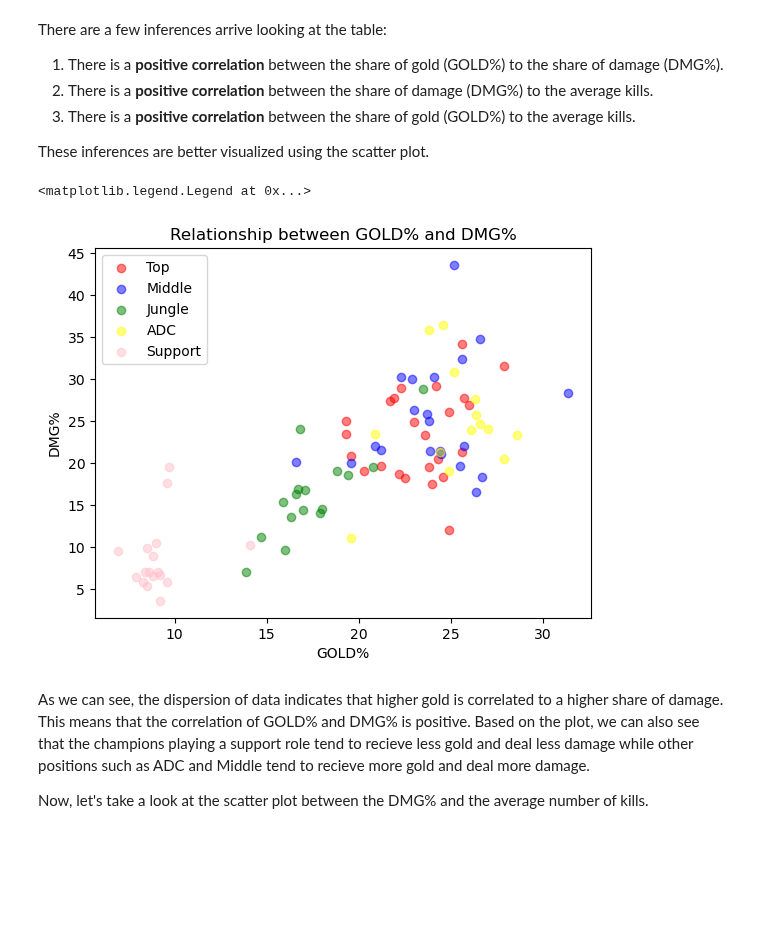
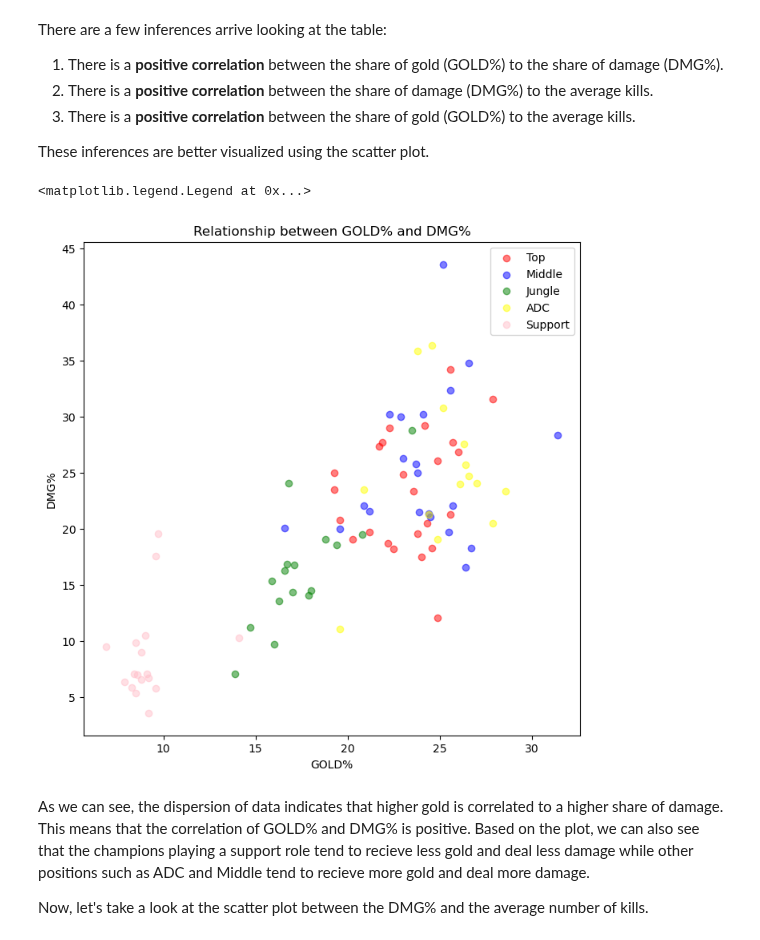
Before and after one commit to Joseph-Ano/League-of-Legends-dataset-visualization, a Jupyter notebook: S13 MCO1 Group8.ipynb, the cells around one changed output. Drawn from its saved outputs; the diff is of its cells as text; code cells hidden in the pictures; blank space fills up the shorter version.

```diff
--- a/S13 MCO1 Group8.ipynb
+++ b/S13 MCO1 Group8.ipynb
@@ -271,33 +271,26 @@ There are a few inferences arrive looking at the table:
 
 These inferences are better visualized using the scatter plot.
 # %%
-x = lol_df.loc[lol_df["Pos"] == "Top", 'GOLD%']
-y = lol_df.loc[lol_df["Pos"] == "Top", 'DMG%']
-plt.scatter(x, y, color='red', alpha=0.5)
+fig = plt.figure(figsize = (8,8))
+ax = fig.add_subplot(1,1,1)
+ax.set_xlabel('GOLD%')
+ax.set_ylabel('DMG%')
+ax.set_title('Relationship between GOLD% and DMG%')
 
-x = lol_df.loc[lol_df["Pos"] == "Middle", 'GOLD%']
-y = lol_df.loc[lol_df["Pos"] == "Middle", 'DMG%']
-plt.scatter(x, y, color='blue', alpha=0.5)
+pos = ['Top', 'Middle', 'Jungle', 'ADC', 'Support']
+color = ['red', 'blue', 'green', 'yellow', 'pink']
 
-x = lol_df.loc[lol_df["Pos"] == "Jungle", 'GOLD%']
-y = lol_df.loc[lol_df["Pos"] == "Jungle", 'DMG%']
-plt.scatter(x, y, color='green', alpha=0.5)
+for position, color in zip(pos,color):
+    indicesToKeep = lol_df['Pos'] == position
+    ax.scatter(lol_df.loc[indicesToKeep, 'GOLD%']
+               , cluster_df.loc[indicesToKeep, 'DMG%']
+               , c = color
+               , alpha = .5)
 
-x = lol_df.loc[lol_df["Pos"] == "ADC", 'GOLD%']
-y = lol_df.loc[lol_df["Pos"] == "ADC", 'DMG%']
-plt.scatter(x, y, color='yellow', alpha=0.5)
-
-x = lol_df.loc[lol_df["Pos"] == "Support", 'GOLD%']
-y = lol_df.loc[lol_df["Pos"] == "Support", 'DMG%']
-plt.scatter(x, y, color='pink', alpha=0.5)
-
-plt.title('Relationship between GOLD% and DMG%')
-plt.xlabel("GOLD%")
-plt.ylabel("DMG%")
-plt.legend(['Top', 'Middle', 'Jungle', 'ADC', 'Support'])
+ax.legend(pos)
 # %% [output]
 <matplotlib.legend.Legend at 0x...>
-[figure, old version]
+[figure, new version]
 # %% [markdown]
 As we can see, the dispersion of data indicates that higher gold is correlated to a higher share of damage. This means that the correlation of GOLD% and DMG% is positive. Based on the plot, we can also see that the champions playing a support role tend to recieve less gold and deal less damage while other positions such as ADC and Middle tend to recieve more gold and deal more damage.
 
```
Also changed, not shown: parts of 15 cells of this notebook.
